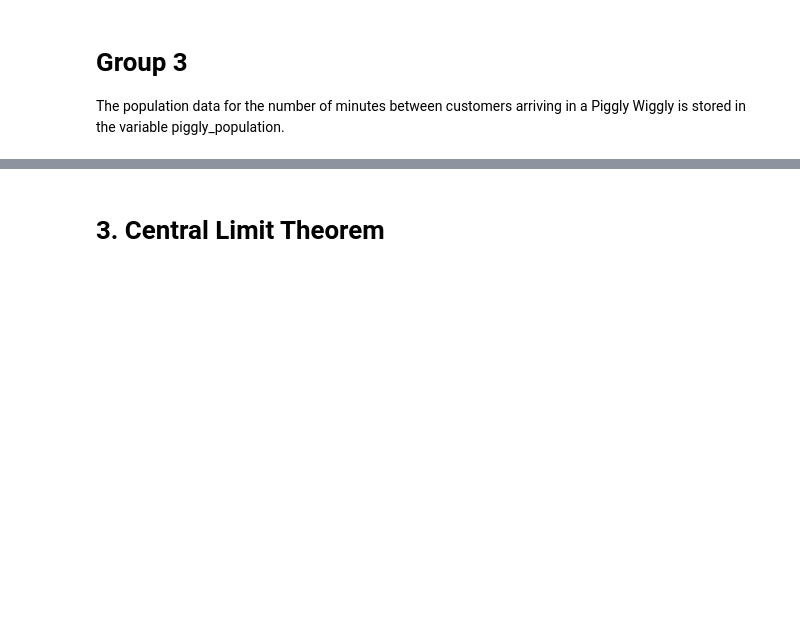
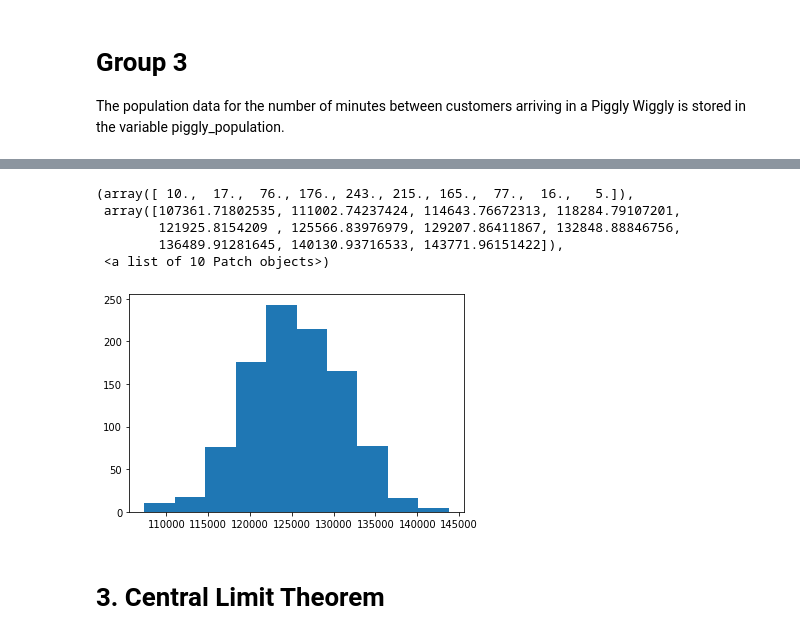
Before and after one commit to Caellwyn/sampling_and_clt-ds-west-082420, a Jupyter notebook: index.ipynb, the cells around one changed output, grey strips where cells are left out. Drawn from its saved outputs; the diff is of its cells as text; code cells hidden in the pictures; blank space fills up the shorter version.

```diff
--- a/index.ipynb
+++ b/index.ipynb
@@ -371,3 +397,19 @@ ax.set_xlabel('Minutes');
+# %%
+#_SOLUTION__
+
+means_list = []
+for _ in range(1000):
+    means_list.append(np.random.choice(total_average_rides, 40).mean())
+
+fig, ax = plt.subplots()
+ax.hist(means_list)
+# %% [output]
+(array([ 10.,  17.,  76., 176., 243., 215., 165.,  77.,  16.,   5.]),
+ array([107361.71802535, 111002.74237424, 114643.76672313, 118284.79107201,
+        121925.8154209 , 125566.83976979, 129207.86411867, 132848.88846756,
+        136489.91281645, 140130.93716533, 143771.96151422]),
+ <a list of 10 Patch objects>)
+[figure, added]
 # %% [markdown]
 # 3. Central Limit Theorem
 # %% [markdown]
```
Also changed, not shown: parts of 3 cells of this notebook, 3 other files.
